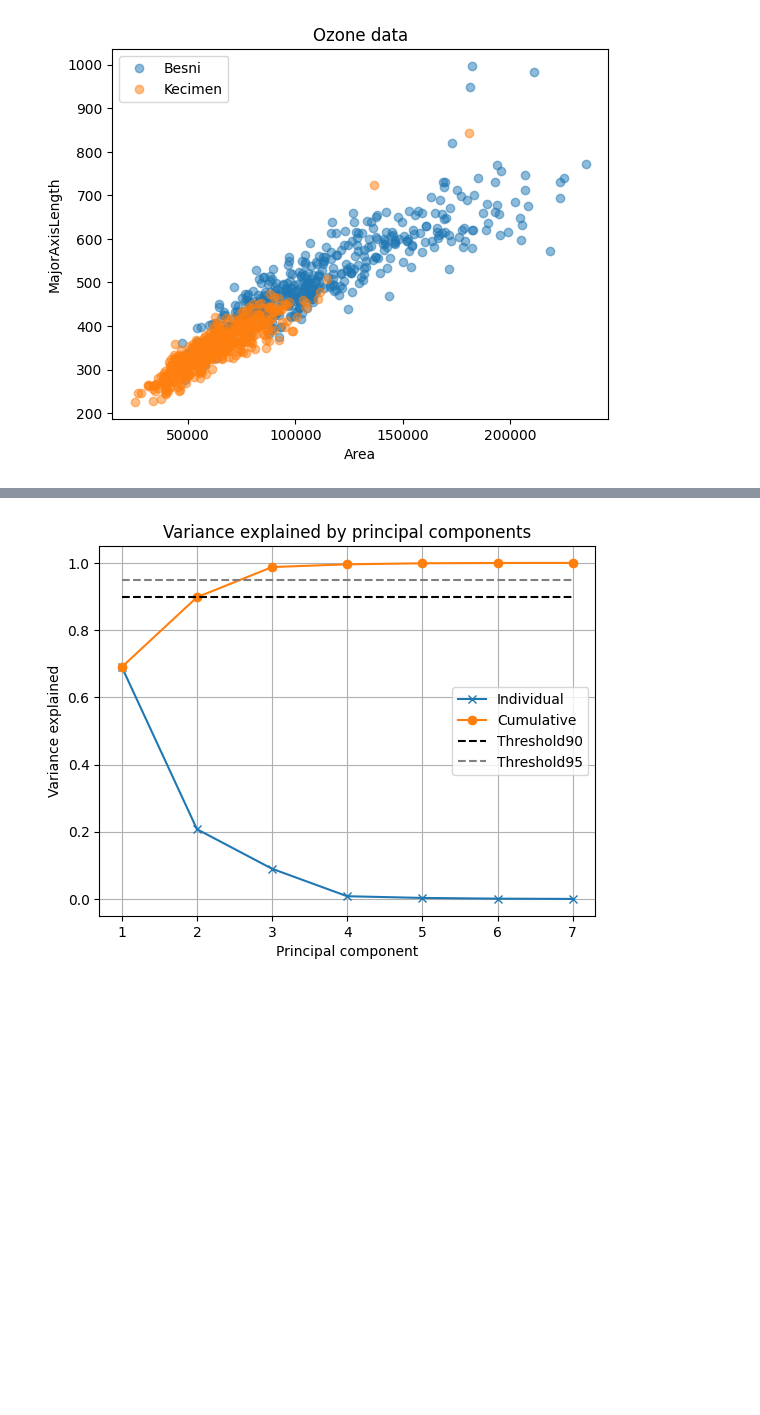
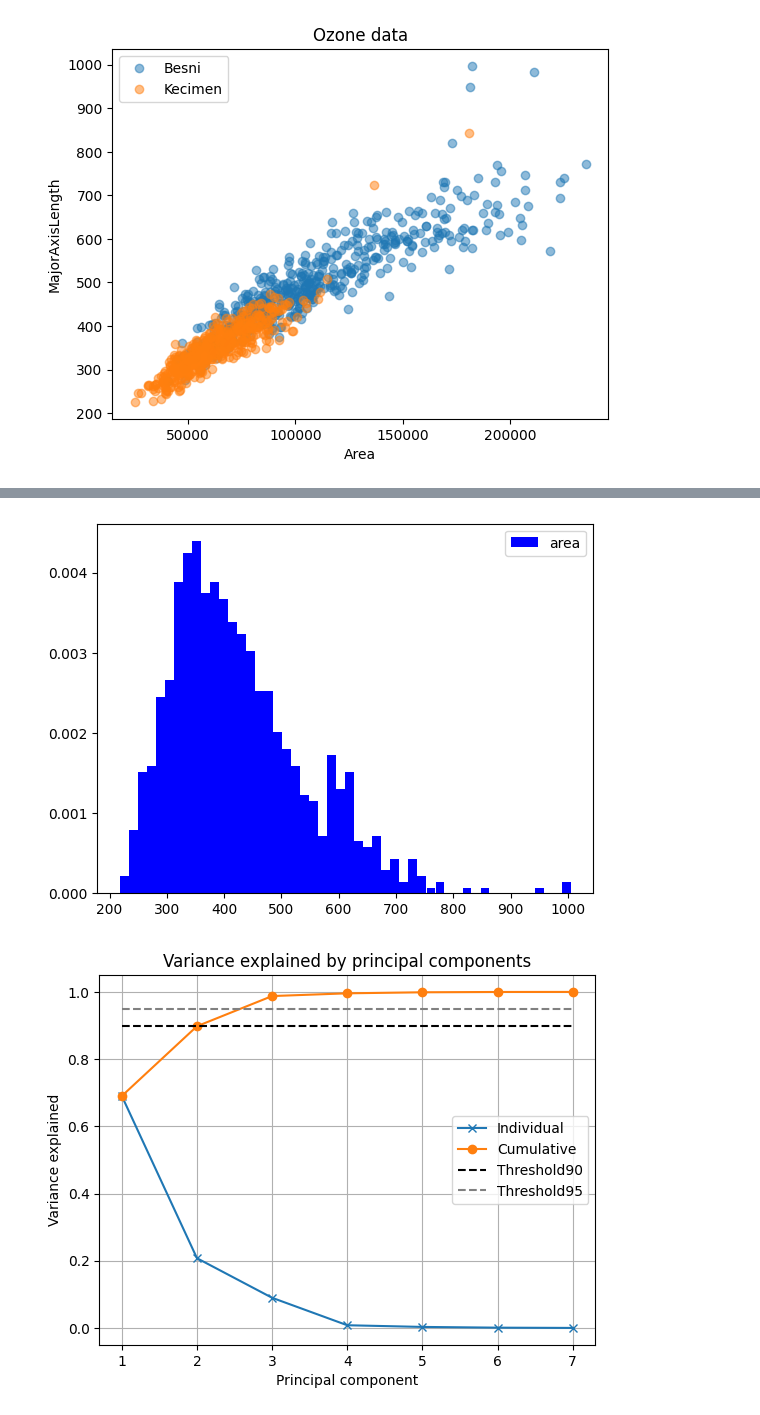
Before and after one commit to Donexize/MLPROJECT, a Jupyter notebook: raisin.ipynb, the cells around one changed output, grey strips where cells are left out. Saved outputs shown, nothing was run; the diff lists cells and outputs as text; code cells hidden in the pictures; blank space fills up the shorter version.

```diff
--- a/raisin.ipynb
+++ b/raisin.ipynb
@@ -65,3 +117,22 @@ plt.show()
+# %%
+def plot_histogram(array_data, num, color, label):
+    # plots the histogram of an array of data
+    x = np.linspace(min(array_data), max(array_data), num=num)
+    y = np.histogram(array_data, bins=num, density=True)
+    delta = num/10000
+    width_bar = (max(array_data) - min(array_data)) / num + delta
+    #width_bar = (max(array_data) - min(array_data)) / num
+    plt.bar(x, y[0], width=width_bar, align='center', color=color, label=label)
+    area = np.sum(y[0]*(width_bar))
+    area = np.sum(y[0]*(width_bar-delta))
+    #print(f"area under graph = {area:.5f}")
+
+area = X[:,1]
+plot_histogram(area, 50, 'b', 'area')
+plt.legend()
+plt.show()
+# %% [output]
+[figure, added]
 # %%
 # from exercise 2.1.3
 
```
Also changed, not shown: parts of 8 cells of this notebook.
